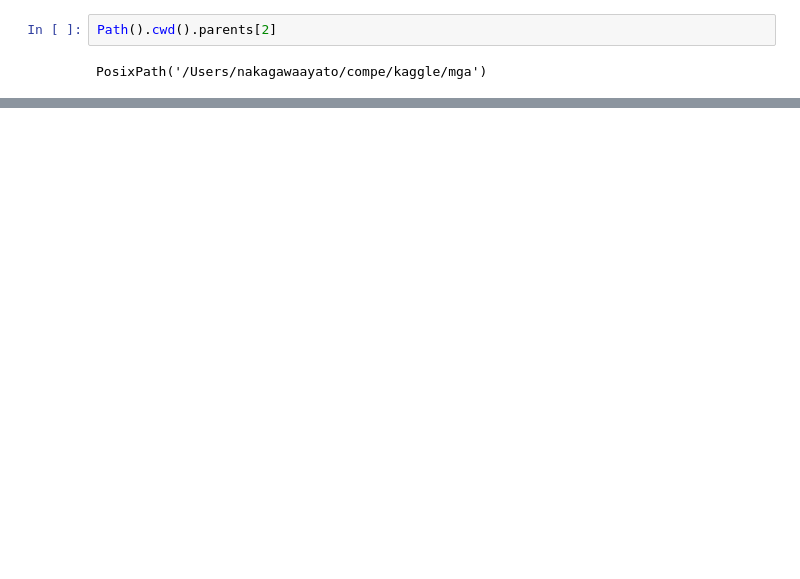
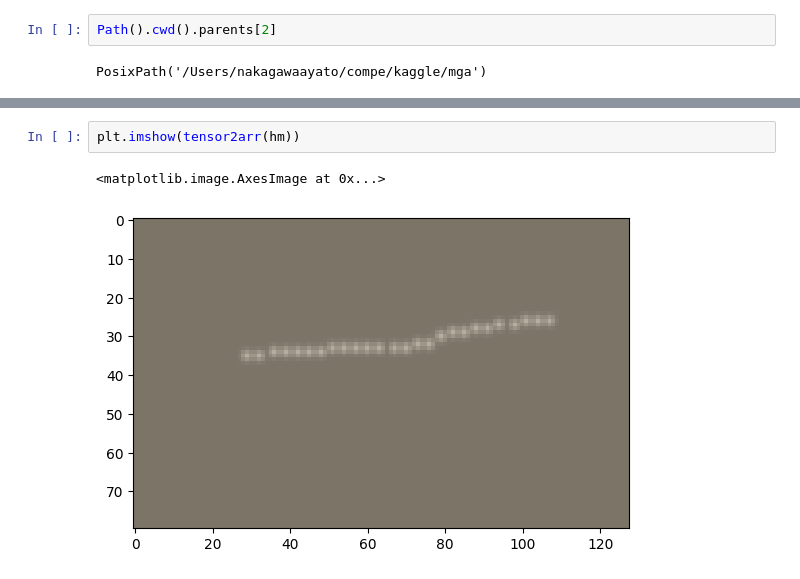
Before and after one commit to Luka-Magic/kaggle_mga, a Jupyter notebook: 2_keypoints_detection/exp0003/eda2.ipynb, the cells around one changed output, grey strips where cells are left out. Cells and saved outputs as stored; diff of their text form; blank space fills up the shorter version.

```diff
--- a/2_keypoints_detection/exp0003/eda2.ipynb
+++ b/2_keypoints_detection/exp0003/eda2.ipynb
@@ -175,0 +214,5 @@ json_dict['visual-elements']['scatter points'][0]
+# %%
+plt.imshow(tensor2arr(hm))
+# %% [output]
+<matplotlib.image.AxesImage at 0x...>
+[figure, added]
```
Also changed, not shown: parts of 14 cells of this notebook, 2 other files.
